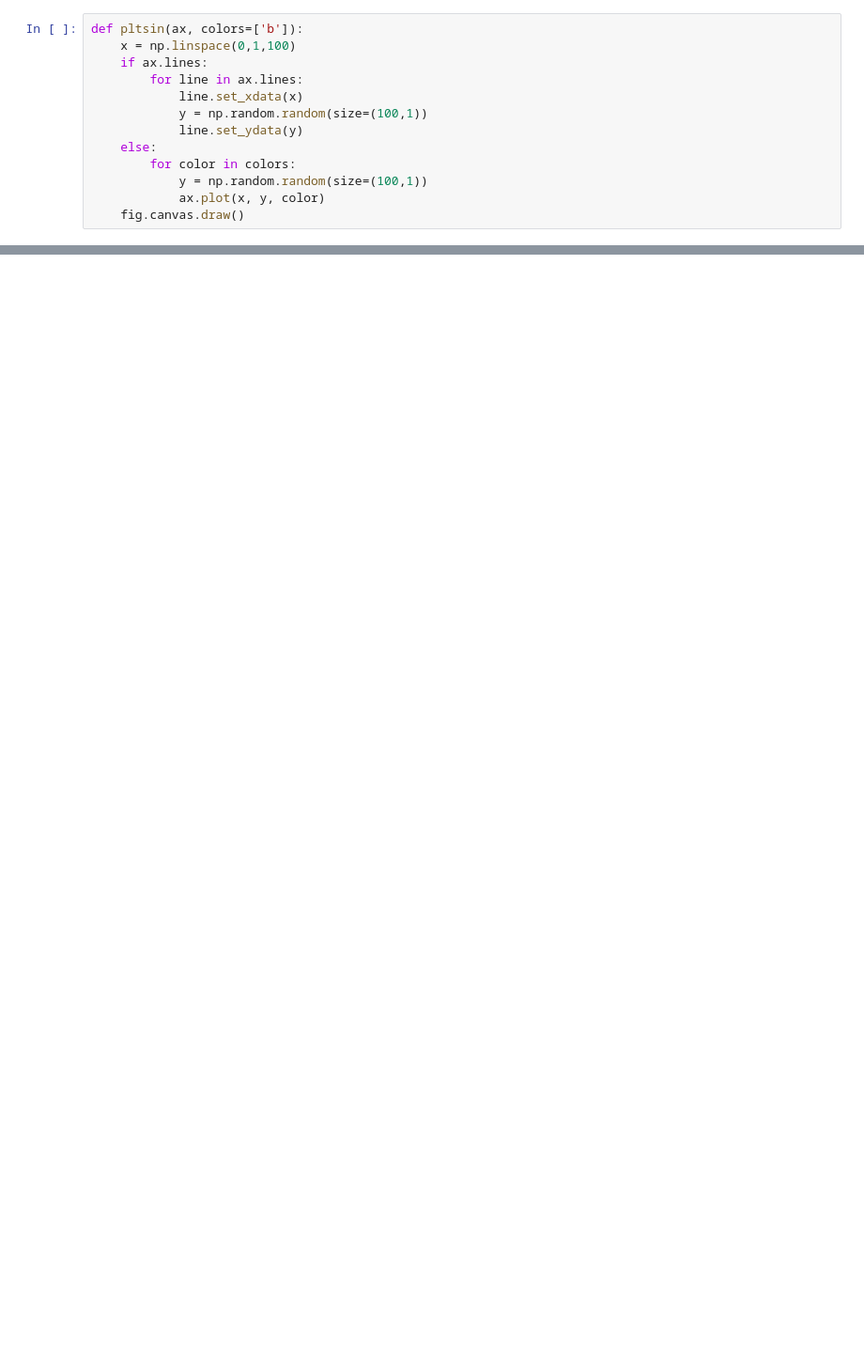
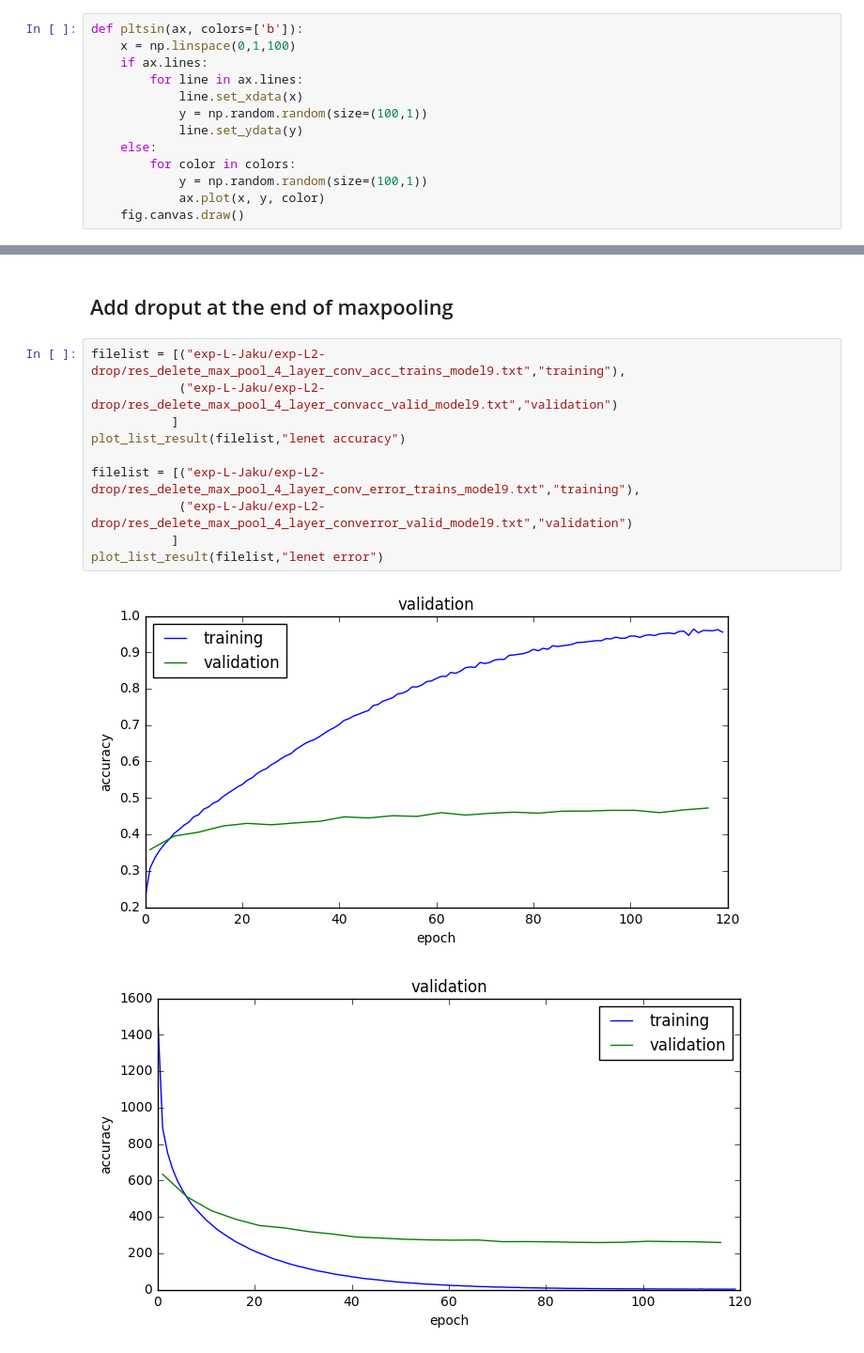
Before and after one commit to syahdeini/machine_learning_practical, a Jupyter notebook: plotting all the list.ipynb, the cells around one changed output, grey strips where cells are left out. Shown: that part at 94% size. Cells and saved outputs as stored; diff of their text form; blank space fills up the shorter version.

```diff
--- a/plotting all the list.ipynb
+++ b/plotting all the list.ipynb
@@ -317,0 +199,15 @@ Validation error : experiment 3 - Dropout
+# %% [markdown]
+## Add droput at the end of maxpooling
+# %%
+filelist = [("exp-L-Jaku/exp-L2-drop/res_delete_max_pool_4_layer_conv_acc_trains_model9.txt","training"),
+            ("exp-L-Jaku/exp-L2-drop/res_delete_max_pool_4_layer_convacc_valid_model9.txt","validation")
+           ]
+plot_list_result(filelist,"lenet accuracy")
+
+filelist = [("exp-L-Jaku/exp-L2-drop/res_delete_max_pool_4_layer_conv_error_trains_model9.txt","training"),
+            ("exp-L-Jaku/exp-L2-drop/res_delete_max_pool_4_layer_converror_valid_model9.txt","validation")
+           ]
+plot_list_result(filelist,"lenet error")
+# %% [output]
+[figure, added]
+[figure, added]
```
Also changed, not shown: parts of 41 cells of this notebook.
